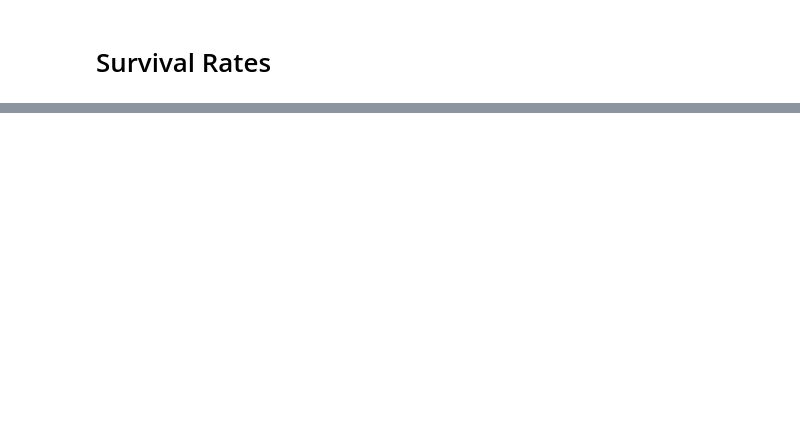
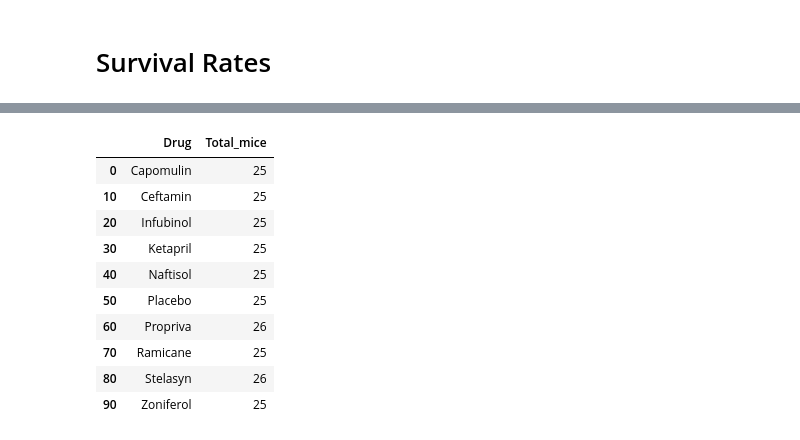
Before and after one commit to v33na/matplotlib-challenge., a Jupyter notebook: Pymaceuticals/Pymaceuticals.ipynb, the cells around one changed output, grey strips where cells are left out. Cells and saved outputs as stored; diff of their text form; code cells hidden in the pictures; blank space fills up the shorter version.

```diff
--- a/Pymaceuticals/Pymaceuticals.ipynb
+++ b/Pymaceuticals/Pymaceuticals.ipynb
@@ -238,0 +231,19 @@ plt.show()
+# %%
+#get drug and number of mice at timepoint 0
+orig_mice = survival.loc[(survival["Timepoint"] == 0),:]
+orig_mice.rename(columns={'MouseCount':'Total_mice'},inplace = True)
+del orig_mice['Timepoint']
+
+orig_mice
+# %% [output]
+|  | Drug | Total_mice |
+| 0 | Capomulin | 25 |
+| 10 | Ceftamin | 25 |
+| 20 | Infubinol | 25 |
+| 30 | Ketapril | 25 |
+| 40 | Naftisol | 25 |
+| 50 | Placebo | 25 |
+| 60 | Propriva | 26 |
+| 70 | Ramicane | 25 |
+| 80 | Stelasyn | 26 |
+| 90 | Zoniferol | 25 |
```
Also changed, not shown: parts of 9 cells of this notebook.
